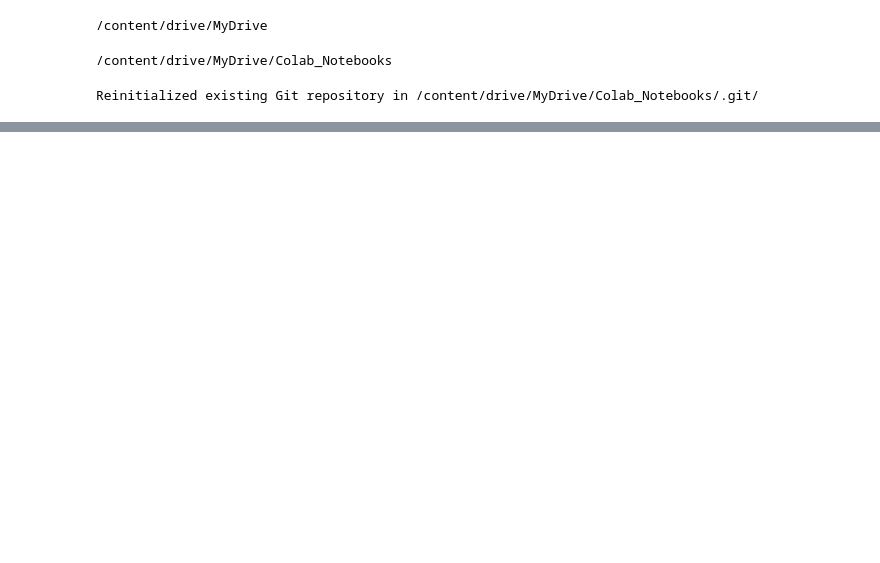
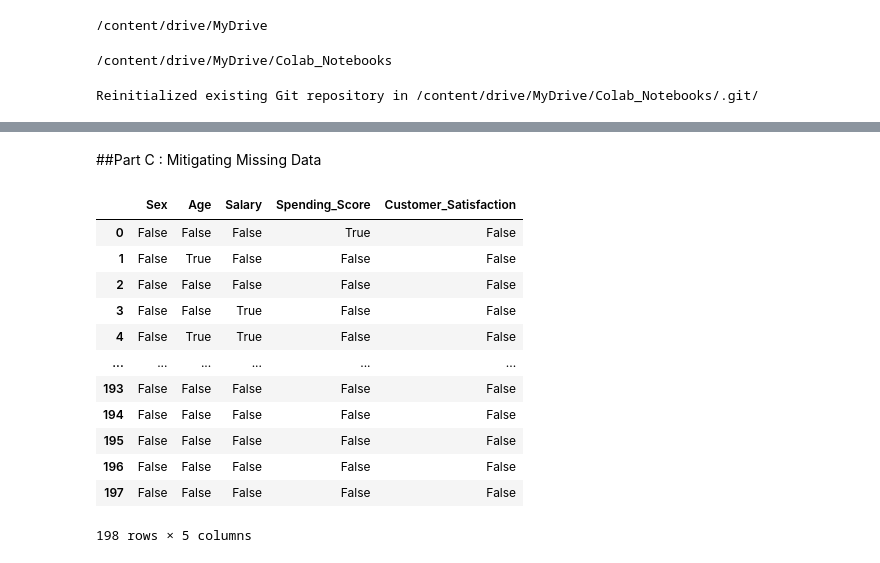
Before and after one commit to Nimsara-boop/IIT_MLandDS, a Jupyter notebook: DataExploringAndPreparing.ipynb, the cells around one changed output, grey strips where cells are left out. Drawn from its saved outputs; the diff is of its cells as text; code cells hidden in the pictures; blank space fills up the shorter version.

```diff
--- a/DataExploringAndPreparing.ipynb
+++ b/DataExploringAndPreparing.ipynb
@@ -330,0 +319,19 @@ Reinitialized existing Git repository in /content/drive/MyDrive/Colab_Notebooks/
+# %% [markdown]
+##Part C : Mitigating Missing Data
+# %%
+# isnull() finds missng values
+df.isnull()
+# %% [output]
+|  | Sex | Age | Salary | Spending_Score | Customer_Satisfaction |
+| 0 | False | False | False | True | False |
+| 1 | False | True | False | False | False |
+| 2 | False | False | False | False | False |
+| 3 | False | False | True | False | False |
+| 4 | False | True | True | False | False |
+| ... | ... | ... | ... | ... | ... |
+| 193 | False | False | False | False | False |
+| 194 | False | False | False | False | False |
+| 195 | False | False | False | False | False |
+| 196 | False | False | False | False | False |
+| 197 | False | False | False | False | False |
+198 rows × 5 columns
```
Also changed, not shown: parts of 34 cells of this notebook, 5 other files.
